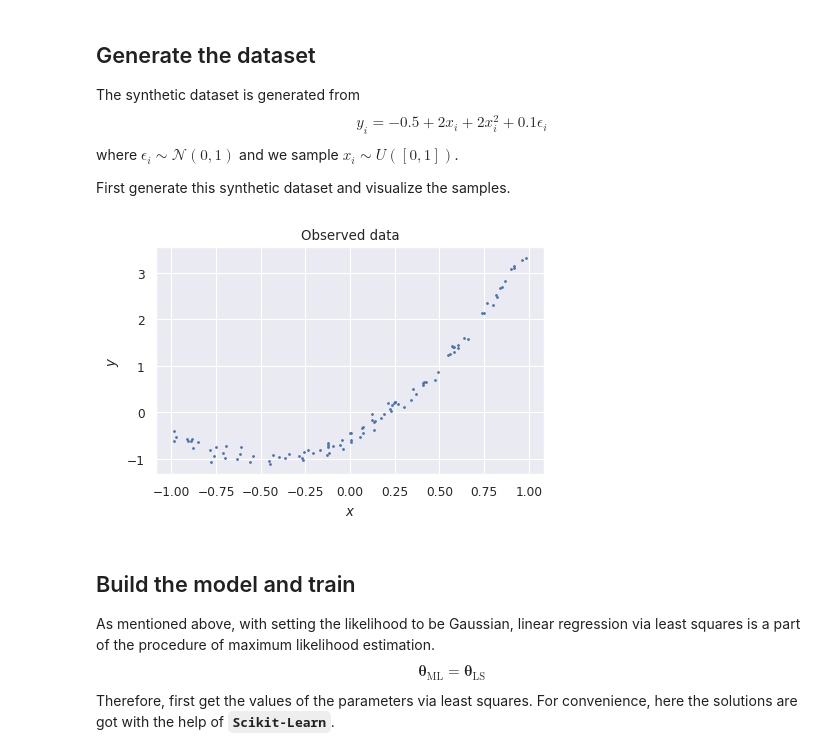
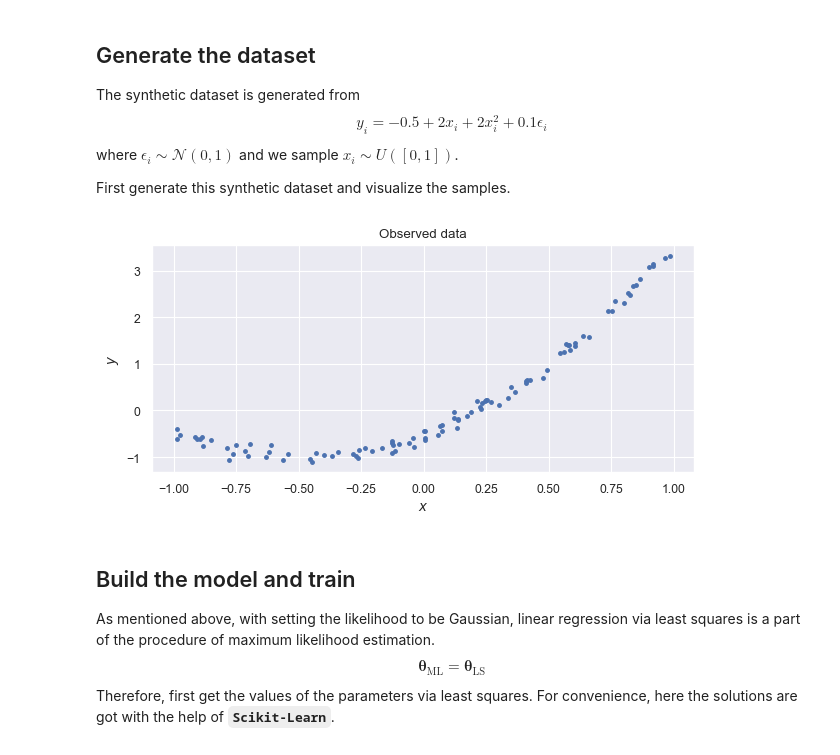
Before and after one commit to Knoero/MachineLearning, a Jupyter notebook: 1 Basics/03 Probabilistic Interpretation and Bayesian Methods.ipynb, the cells around one changed output. Saved outputs shown, nothing was run; the diff lists cells and outputs as text; code cells hidden in the pictures.

```diff
--- a/1 Basics/03 Probabilistic Interpretation and Bayesian Methods.ipynb
+++ b/1 Basics/03 Probabilistic Interpretation and Bayesian Methods.ipynb
@@ -120,23 +120,23 @@ sns.set_context('paper')
 # %%
 # Number of observations
 num_obs = 100
 # Sample x
 x = (-1.0 + 2 * np.random.rand(num_obs)).reshape(-1, 1)
 # True parameters
 theta = np.array([-0.5, 2.0, 2.0]).reshape(-1, 1)
 sigma = 0.1
 # Calculate the corresponding y
 y = theta[0] + theta[1] * x + theta[2] * x**2 \
     + sigma * np.random.randn(num_obs).reshape(-1, 1)
 # Visualize the dataset
-fig, ax = plt.subplots(figsize=(5, 3), dpi=100)
-ax.plot(x, y, '.', markersize=2)
+fig, ax = plt.subplots(figsize=(7, 3), dpi=100)
+ax.plot(x, y, '.', markersize=5)
 ax.set_xlabel('$x$')
 ax.set_ylabel('$y$')
 ax.set_title('Observed data')
 plt.show()
 # %% [output]
-[figure, old version]
+[figure, new version]
 # %% [markdown]
 ## Build the model and train
 As mentioned above, with setting the likelihood to be Gaussian, linear regression via least squares is a part of the procedure of maximum likelihood estimation.
```
Also changed, not shown: parts of 31 cells of this notebook, 1 other file.
